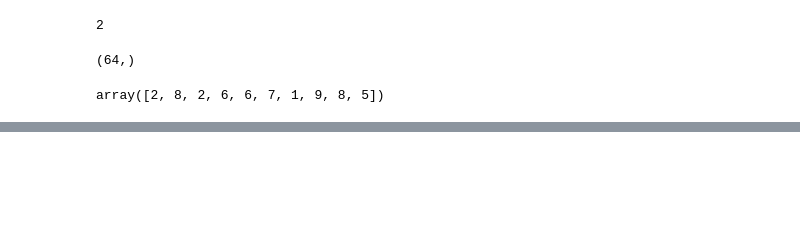
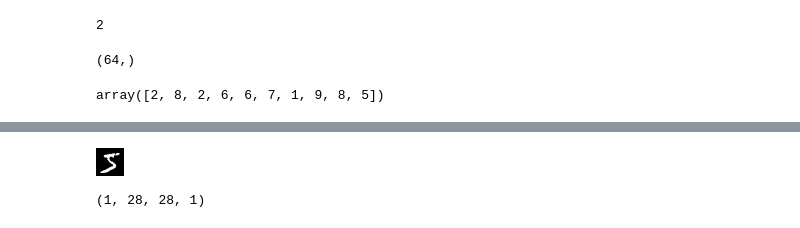
Before and after one commit to Dhiren12795/eai6080, a Jupyter notebook: craigp/Final_Project_Scratch.ipynb, the cells around one changed output, grey strips where cells are left out. Cells and saved outputs as stored; diff of their text form; code cells hidden in the pictures; blank space fills up the shorter version.

```diff
--- a/craigp/Final_Project_Scratch.ipynb
+++ b/craigp/Final_Project_Scratch.ipynb
@@ -329,0 +362,23 @@ Prediction: [8]
+# %%
+# Model / data parameters
+num_classes = 10
+input_shape = (28, 28, 1)
+
+# the data, split between train and test sets
+(x_train, y_train), (x_test, y_test) = keras.datasets.mnist.load_data()
+(x_train_original, y_train_original), (x_test_original, y_test_original) = keras.datasets.mnist.load_data()
+
+# Scale images to the [0, 1] range
+x_train = x_train.astype("float32") / 255
+x_test = x_test.astype("float32") / 255
+# Make sure images have shape (28, 28, 1)
+x_train = np.expand_dims(x_train, -1)
+x_test = np.expand_dims(x_test, -1)
+print("x_train shape:", x_train.shape)
+print(x_train.shape[0], "train samples")
+print(x_test.shape[0], "test samples")
+
+
+# convert class vectors to binary class matrices
+y_train = keras.utils.to_categorical(y_train, num_classes)
+y_test = keras.utils.to_categorical(y_test, num_classes)
@@ -329,0 +455,15 @@ Prediction: [8]
+# %%
+import numpy as np
+from PIL import Image
+
+# Creates PIL image
+img = Image.fromarray(x_train_original[0] , 'L')
+display(img)
+# %% [output]
+[figure, added]
+# %%
+x_train[0].shape
+
+x_train[0].reshape(1,28,28,1).shape
+# %% [output]
+(1, 28, 28, 1)
```
Also changed, not shown: parts of 14 cells of this notebook.
